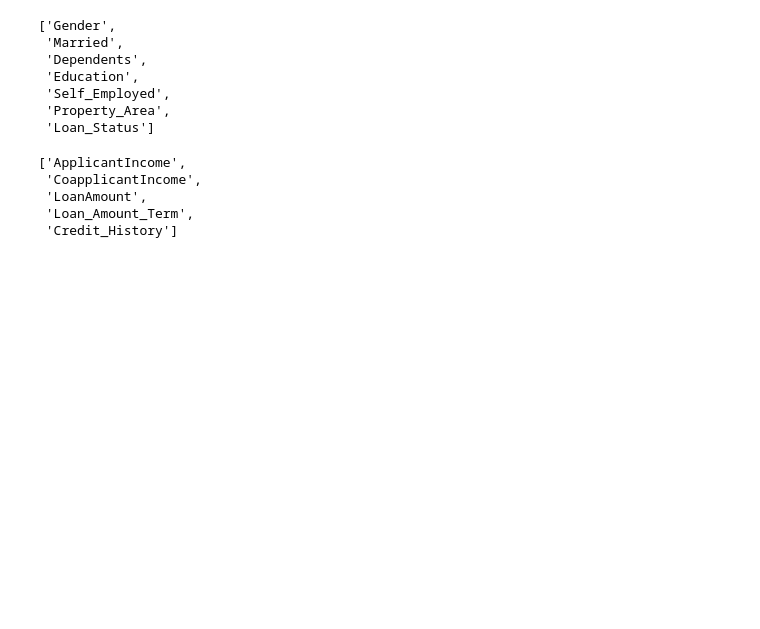
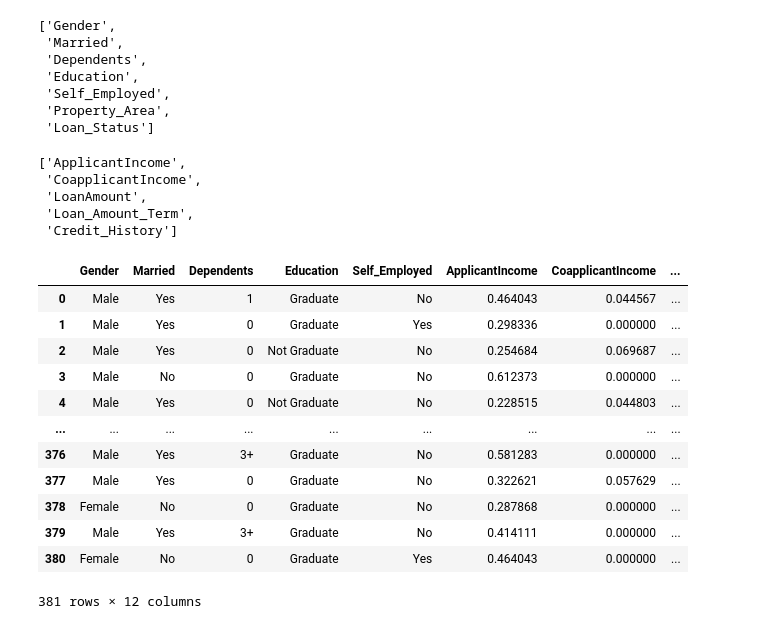
Before and after one commit to Jaz0XD/Bangalore_Internship, a Jupyter notebook: StreamlitApp/InternDay9.ipynb, the cells around one changed output. Cells and saved outputs as stored; diff of their text form; code cells hidden in the pictures; blank space fills up the shorter version.

Commit message:
Scale

```diff
--- a/StreamlitApp/InternDay9.ipynb
+++ b/StreamlitApp/InternDay9.ipynb
@@ -335,3 +335,23 @@ cont_cols
  'Credit_History']
 # %%
 from sklearn.preprocessing import MinMaxScaler
+# %%
+scaler = MinMaxScaler()
+# %%
+temp[cont_cols] = scaler.fit_transform(temp[cont_cols])
+# %%
+temp
+# %% [output]
+|  | Gender | Married | Dependents | Education | Self_Employed | ApplicantIncome | CoapplicantIncome | ... |
+| 0 | Male | Yes | 1 | Graduate | No | 0.464043 | 0.044567 | ... |
+| 1 | Male | Yes | 0 | Graduate | Yes | 0.298336 | 0.000000 | ... |
+| 2 | Male | Yes | 0 | Not Graduate | No | 0.254684 | 0.069687 | ... |
+| 3 | Male | No | 0 | Graduate | No | 0.612373 | 0.000000 | ... |
+| 4 | Male | Yes | 0 | Not Graduate | No | 0.228515 | 0.044803 | ... |
+| ... | ... | ... | ... | ... | ... | ... | ... | ... |
+| 376 | Male | Yes | 3+ | Graduate | No | 0.581283 | 0.000000 | ... |
+| 377 | Male | Yes | 0 | Graduate | No | 0.322621 | 0.057629 | ... |
+| 378 | Female | No | 0 | Graduate | No | 0.287868 | 0.000000 | ... |
+| 379 | Male | Yes | 3+ | Graduate | No | 0.414111 | 0.000000 | ... |
+| 380 | Female | No | 0 | Graduate | Yes | 0.464043 | 0.000000 | ... |
+381 rows × 12 columns
```
